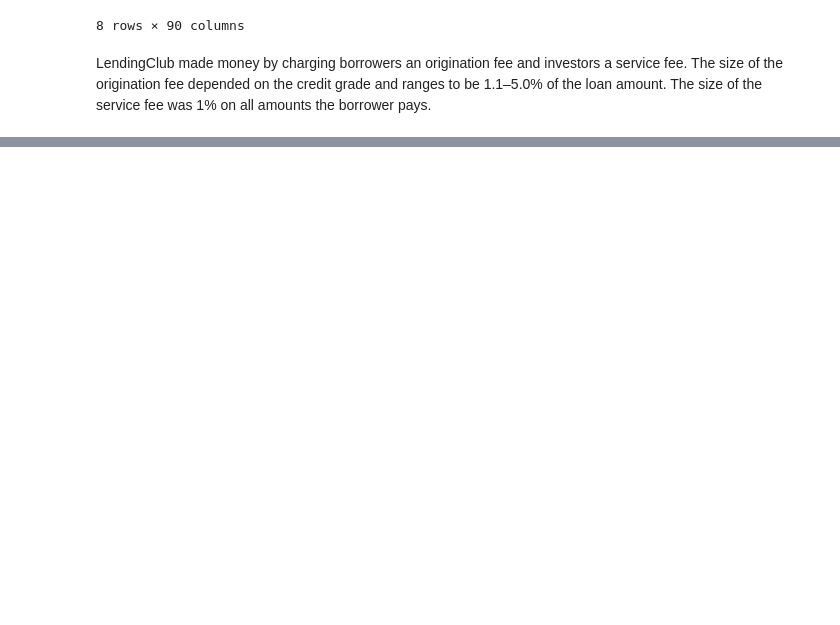
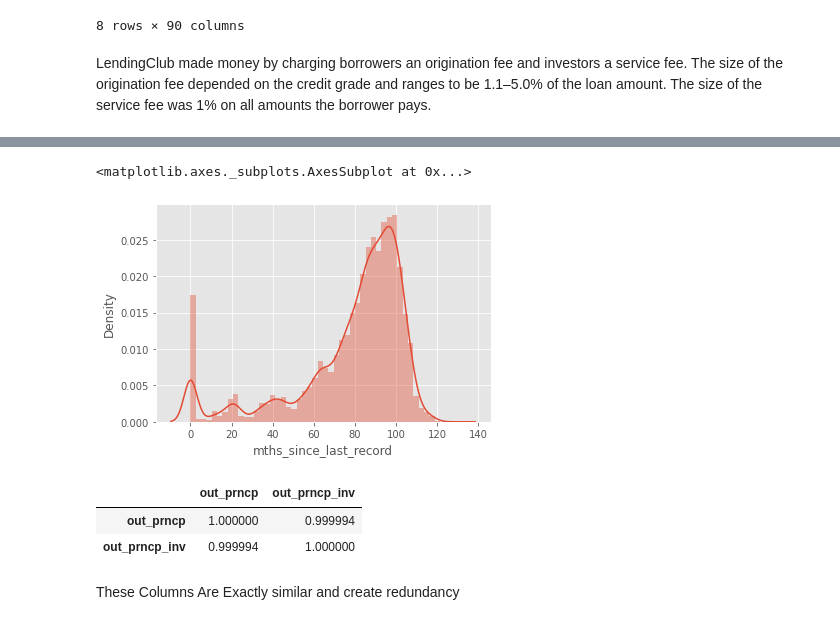
Before and after one commit to mishraraaj/Loan-Default-Prediction, a Jupyter notebook: raj_mishra_Team_2_Capstone_Project_2_Loan_Default_Prediction_.ipynb, the cells around one changed output, grey strips where cells are left out. Drawn from its saved outputs; the diff is of its cells as text; code cells hidden in the pictures; blank space fills up the shorter version.

```diff
--- a/raj_mishra_Team_2_Capstone_Project_2_Loan_Default_Prediction_.ipynb
+++ b/raj_mishra_Team_2_Capstone_Project_2_Loan_Default_Prediction_.ipynb
@@ -138,0 +406,2 @@ LendingClub made money by charging borrowers an origination fee and investors a
+# %%
+X=df.values
@@ -138,0 +413,2 @@ LendingClub made money by charging borrowers an origination fee and investors a
+# %%
+Xtrans = imputer.transform(X)
@@ -138,0 +419,2 @@ LendingClub made money by charging borrowers an origination fee and investors a
+# %%
+new_df=pd.DataFrame(Xtrans,columns=df.columns.to_list())
@@ -138,0 +440,13 @@ LendingClub made money by charging borrowers an origination fee and investors a
+# %%
+sns.distplot(new_df['mths_since_last_record'])
+# %% [output]
+<matplotlib.axes._subplots.AxesSubplot at 0x...>
+[figure, added]
+# %%
+new_df[['out_prncp','out_prncp_inv']].corr()
+# %% [output]
+|  | out_prncp | out_prncp_inv |
+| out_prncp | 1.000000 | 0.999994 |
+| out_prncp_inv | 0.999994 | 1.000000 |
+# %% [markdown]
+These Columns Are Exactly similar and create redundancy
```
Also changed, not shown: parts of 51 cells of this notebook.
